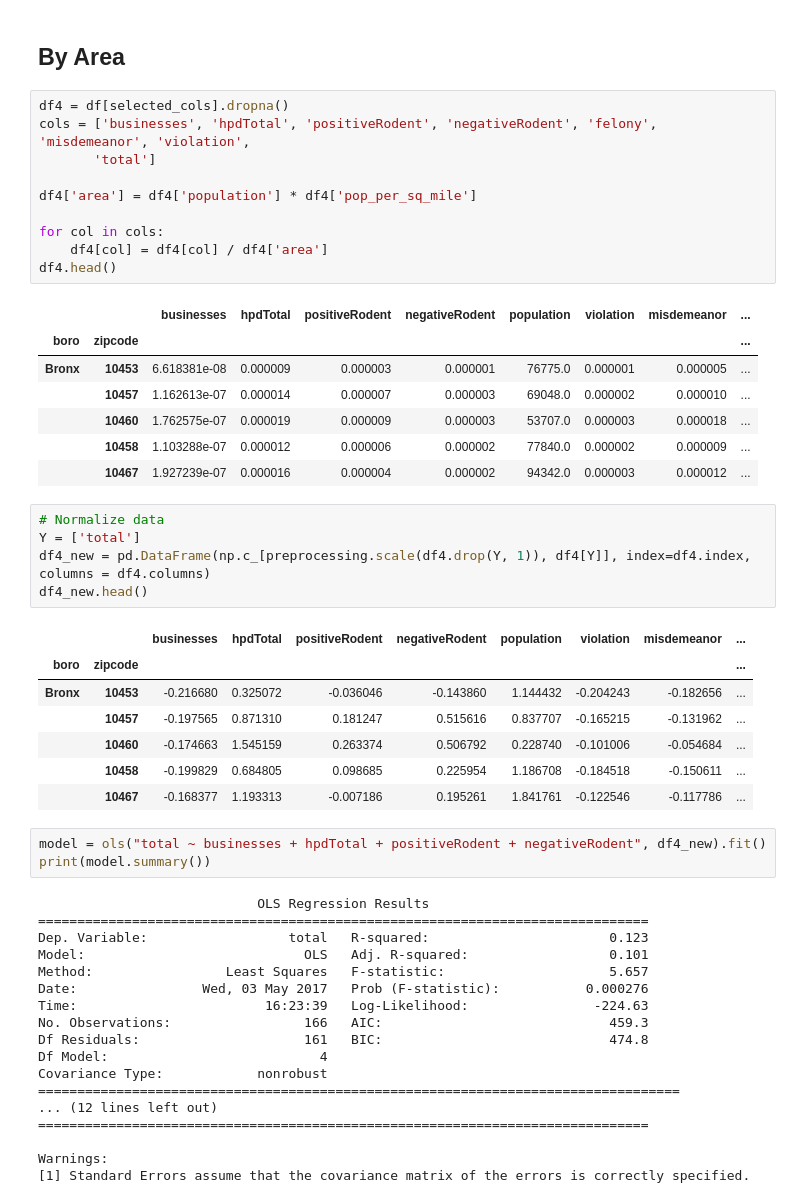
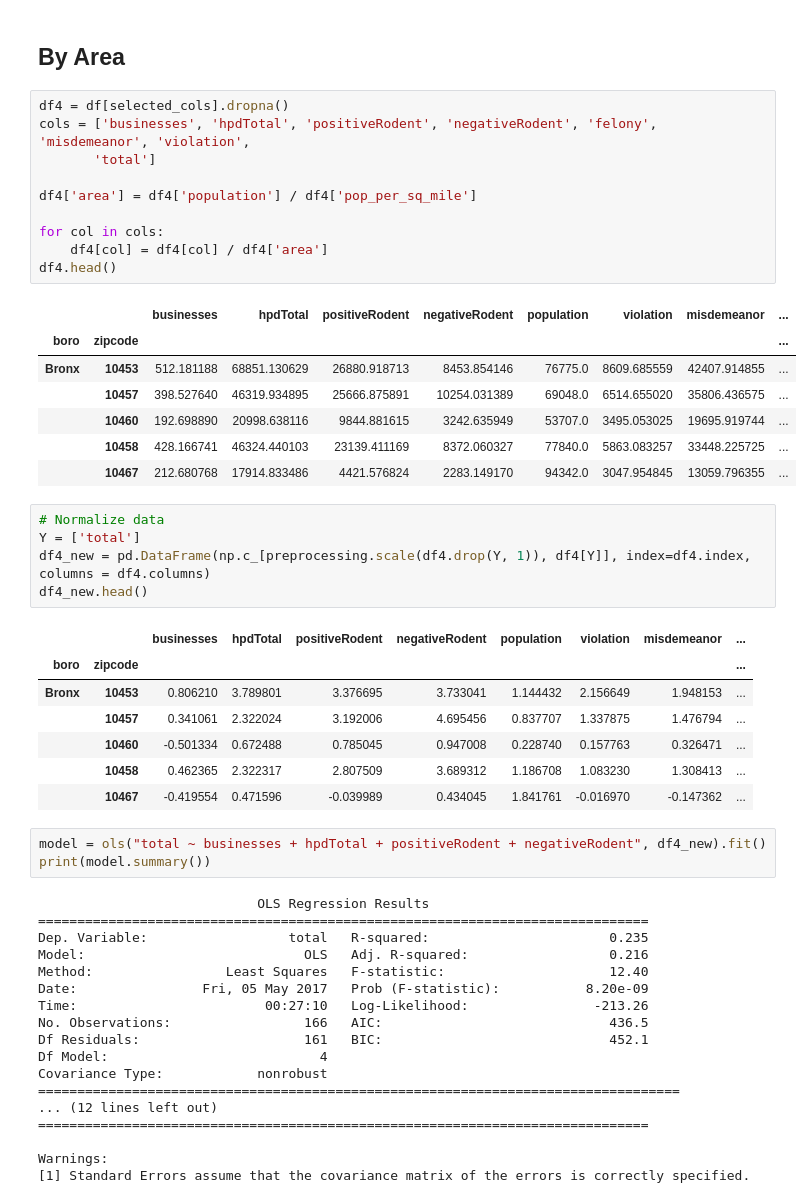
Before and after one commit to HoodPanther/crimeproject, a Jupyter notebook: ProjectAnalysis.ipynb, the cells around one changed output. Cells and saved outputs as stored; diff of their text form.

```diff
--- a/ProjectAnalysis.ipynb
+++ b/ProjectAnalysis.ipynb
@@ -283,21 +302,21 @@ Warnings:
 # %%
 df4 = df[selected_cols].dropna()
 cols = ['businesses', 'hpdTotal', 'positiveRodent', 'negativeRodent', 'felony', 'misdemeanor', 'violation',
        'total']
 
-df4['area'] = df4['population'] * df4['pop_per_sq_mile']
+df4['area'] = df4['population'] / df4['pop_per_sq_mile']
 
 for col in cols:
     df4[col] = df4[col] / df4['area']
 df4.head()
 # %% [output]
 |  |  | businesses | hpdTotal | positiveRodent | negativeRodent | population | violation | misdemeanor | ... |
 | boro | zipcode |  |  |  |  |  |  |  | ... |
-| Bronx | 10453 | 6.618381e-08 | 0.000009 | 0.000003 | 0.000001 | 76775.0 | 0.000001 | 0.000005 | ... |
-|  | 10457 | 1.162613e-07 | 0.000014 | 0.000007 | 0.000003 | 69048.0 | 0.000002 | 0.000010 | ... |
-|  | 10460 | 1.762575e-07 | 0.000019 | 0.000009 | 0.000003 | 53707.0 | 0.000003 | 0.000018 | ... |
-|  | 10458 | 1.103288e-07 | 0.000012 | 0.000006 | 0.000002 | 77840.0 | 0.000002 | 0.000009 | ... |
-|  | 10467 | 1.927239e-07 | 0.000016 | 0.000004 | 0.000002 | 94342.0 | 0.000003 | 0.000012 | ... |
+| Bronx | 10453 | 512.181188 | 68851.130629 | 26880.918713 | 8453.854146 | 76775.0 | 8609.685559 | 42407.914855 | ... |
+|  | 10457 | 398.527640 | 46319.934895 | 25666.875891 | 10254.031389 | 69048.0 | 6514.655020 | 35806.436575 | ... |
+|  | 10460 | 192.698890 | 20998.638116 | 9844.881615 | 3242.635949 | 53707.0 | 3495.053025 | 19695.919744 | ... |
+|  | 10458 | 428.166741 | 46324.440103 | 23139.411169 | 8372.060327 | 77840.0 | 5863.083257 | 33448.225725 | ... |
+|  | 10467 | 212.680768 | 17914.833486 | 4421.576824 | 2283.149170 | 94342.0 | 3047.954845 | 13059.796355 | ... |
 # %%
 # Normalize data
 Y = ['total']
@@ -306,24 +325,24 @@ df4_new.head()
 # %% [output]
 |  |  | businesses | hpdTotal | positiveRodent | negativeRodent | population | violation | misdemeanor | ... |
 | boro | zipcode |  |  |  |  |  |  |  | ... |
-| Bronx | 10453 | -0.216680 | 0.325072 | -0.036046 | -0.143860 | 1.144432 | -0.204243 | -0.182656 | ... |
-|  | 10457 | -0.197565 | 0.871310 | 0.181247 | 0.515616 | 0.837707 | -0.165215 | -0.131962 | ... |
-|  | 10460 | -0.174663 | 1.545159 | 0.263374 | 0.506792 | 0.228740 | -0.101006 | -0.054684 | ... |
-|  | 10458 | -0.199829 | 0.684805 | 0.098685 | 0.225954 | 1.186708 | -0.184518 | -0.150611 | ... |
-|  | 10467 | -0.168377 | 1.193313 | -0.007186 | 0.195261 | 1.841761 | -0.122546 | -0.117786 | ... |
+| Bronx | 10453 | 0.806210 | 3.789801 | 3.376695 | 3.733041 | 1.144432 | 2.156649 | 1.948153 | ... |
+|  | 10457 | 0.341061 | 2.322024 | 3.192006 | 4.695456 | 0.837707 | 1.337875 | 1.476794 | ... |
+|  | 10460 | -0.501334 | 0.672488 | 0.785045 | 0.947008 | 0.228740 | 0.157763 | 0.326471 | ... |
+|  | 10458 | 0.462365 | 2.322317 | 2.807509 | 3.689312 | 1.186708 | 1.083230 | 1.308413 | ... |
+|  | 10467 | -0.419554 | 0.471596 | -0.039989 | 0.434045 | 1.841761 | -0.016970 | -0.147362 | ... |
 # %%
 model = ols("total ~ businesses + hpdTotal + positiveRodent + negativeRodent", df4_new).fit()
 print(model.summary())
 # %% [output]
                             OLS Regression Results
 ==============================================================================
-Dep. Variable:                  total   R-squared:                       0.123
-Model:                            OLS   Adj. R-squared:                  0.101
-Method:                 Least Squares   F-statistic:                     5.657
-Date:                Wed, 03 May 2017   Prob (F-statistic):           0.000276
-Time:                        16:23:39   Log-Likelihood:                -224.63
-No. Observations:                 166   AIC:                             459.3
-Df Residuals:                     161   BIC:                             474.8
+Dep. Variable:                  total   R-squared:                       0.235
+Model:                            OLS   Adj. R-squared:                  0.216
+Method:                 Least Squares   F-statistic:                     12.40
+Date:                Fri, 05 May 2017   Prob (F-statistic):           8.20e-09
+Time:                        00:27:10   Log-Likelihood:                -213.26
+No. Observations:                 166   AIC:                             436.5
+Df Residuals:                     161   BIC:                             452.1
 Df Model:                           4
 Covariance Type:            nonrobust
 ==================================================================================
```
Also changed, not shown: parts of 18 cells of this notebook.
